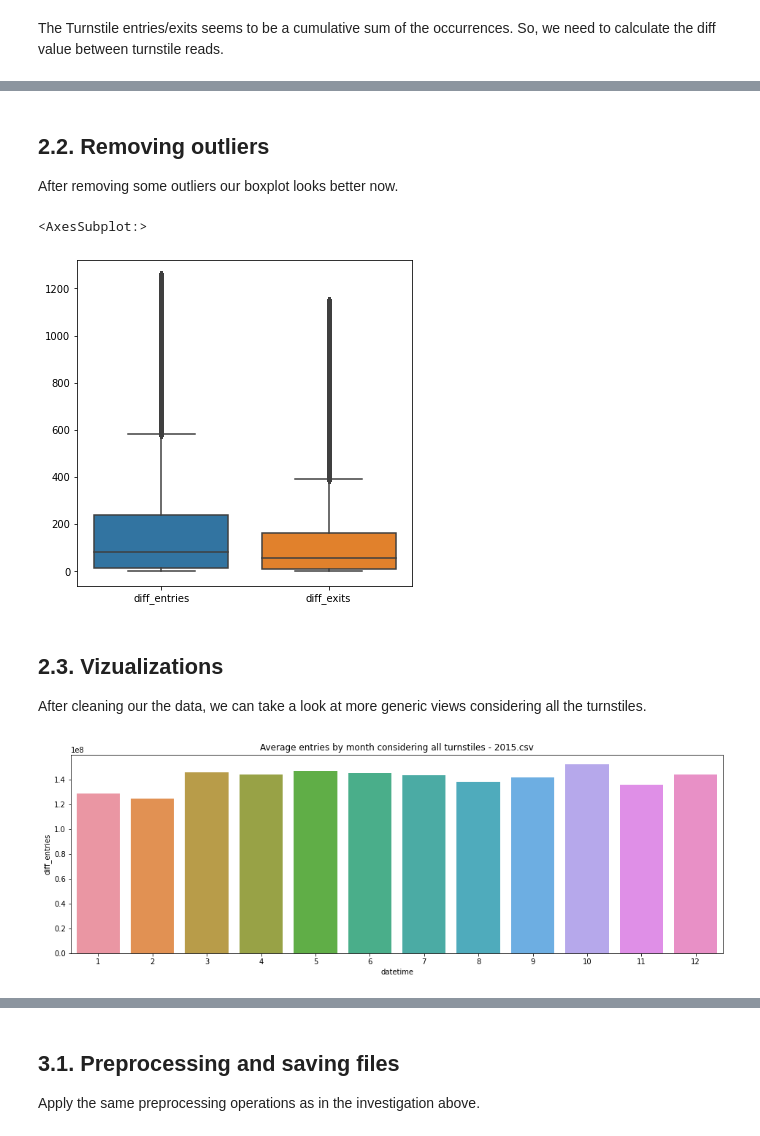
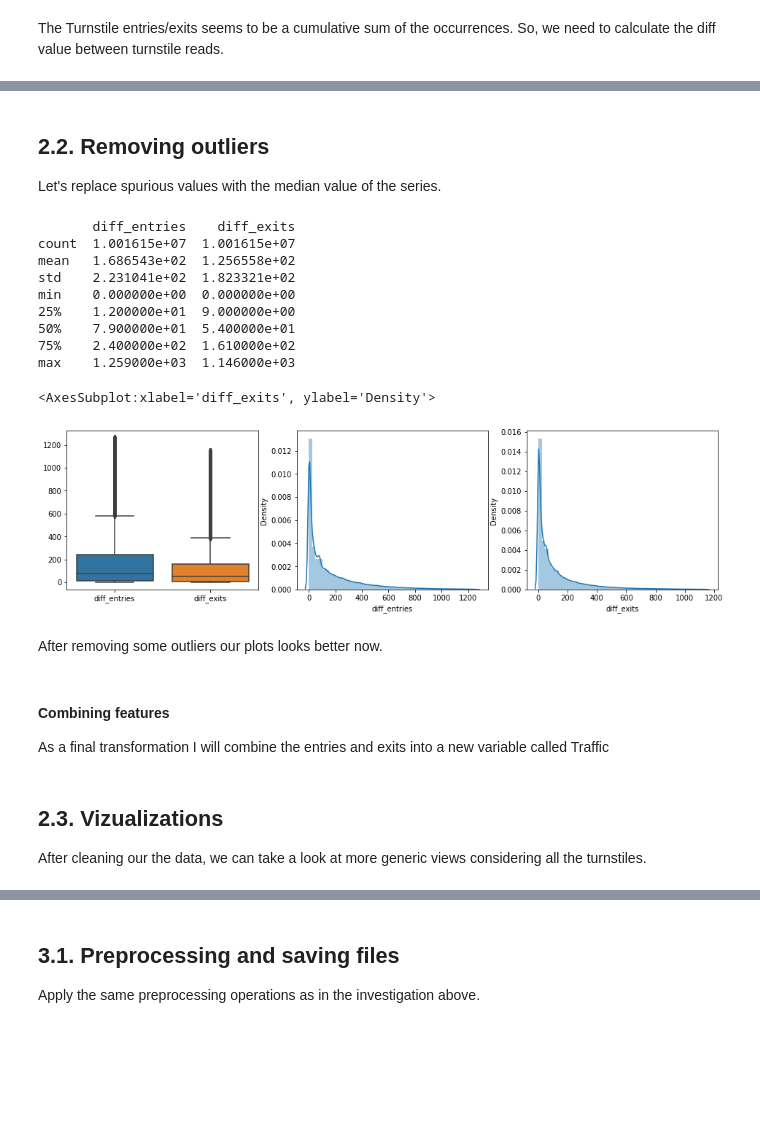
Before and after one commit to esgario/nyc-metro-forecasting, a Jupyter notebook: 1_exploratory_data_analysis.ipynb, the cells around one changed output, grey strips where cells are left out. Drawn from its saved outputs; the diff is of its cells as text; code cells hidden in the pictures; blank space fills up the shorter version.

```diff
--- a/1_exploratory_data_analysis.ipynb
+++ b/1_exploratory_data_analysis.ipynb
@@ -91,7 +100,7 @@ df['turnstile'] = df['ca'] + '-' + df['unit'] + '-' + df['scp']
 df['datetime'] = pd.to_datetime(df.time)
 
 # Drop duplicates
-df.drop_duplicates(subset=['station', 'linename', 'turnstile', 'datetime'], keep='first', inplace=True)
+df.drop_duplicates(subset=['division', 'station', 'linename', 'turnstile', 'datetime'], keep='first', inplace=True)
 
 # Drop Columns
 df.drop(['ca', 'unit', 'scp', 'division', 'time', 'desc'], axis=1, inplace=True)
@@ -138,4 +149,4 @@ max    2.025053e+09  2.088518e+09
 # %% [markdown]
 ## 2.2. Removing outliers <a class="anchor" id="removing-outliers"></a>
 
-After removing some outliers our boxplot looks better now.
+Let's replace spurious values with the median value of the series.
@@ -142,11 +158,25 @@ After removing some outliers our boxplot looks better now.
 # %%
-for key in ["diff_entries", "diff_exits"]:
-    median_value = df[key].median()
-    df[key][df[key] < 0] = median_value
-    df[key][df[key] > df[key].quantile(0.99)] = median_value
+print(df[['diff_entries', 'diff_exits']].describe())
 
-plt.figure(figsize=(6, 6))
-sns.boxplot(data=df.loc[:, ['diff_entries', 'diff_exits']])
+fig, ax = plt.subplots(1, 3, figsize=(16, 4))
+sns.boxplot(data=df.loc[:, ['diff_entries', 'diff_exits']], ax=ax[0])
+sns.distplot(df.diff_entries, ax=ax[1])
+sns.distplot(df.diff_exits, ax=ax[2])
 # %% [output]
-<AxesSubplot:>
+       diff_entries    diff_exits
+count  1.001615e+07  1.001615e+07
+mean   1.686543e+02  1.256558e+02
+std    2.231041e+02  1.823321e+02
+min    0.000000e+00  0.000000e+00
+25%    1.200000e+01  9.000000e+00
+50%    7.900000e+01  5.400000e+01
+75%    2.400000e+02  1.610000e+02
+max    1.259000e+03  1.146000e+03
+<AxesSubplot:xlabel='diff_exits', ylabel='Density'>
-[figure, old version]
+[figure, new version]
+# %% [markdown]
+After removing some outliers our plots looks better now.
+# %% [markdown]
+#### Combining features
+
+As a final transformation I will combine the entries and exits into a new variable called Traffic
@@ -160,14 +188,0 @@ df['traffic'] = df['diff_entries'] + df['diff_exits']
-# %%
-key = 'entries'
-df_total_by_month = df.groupby(df.datetime.dt.month)[['diff_' + key]].sum().reset_index()
-
-plt.figure(figsize=(16, 5))
-ax = sns.barplot(
-    data=df_total_by_month,
-    x='datetime',
-    y='diff_' + key,
-)
-_ = ax.set(title=f"Average {key} by month considering all turnstiles - {CSV_FILE}")
-del df_total_by_month
-# %% [output]
-[figure, removed]
```
Also changed, not shown: parts of 33 cells of this notebook.
